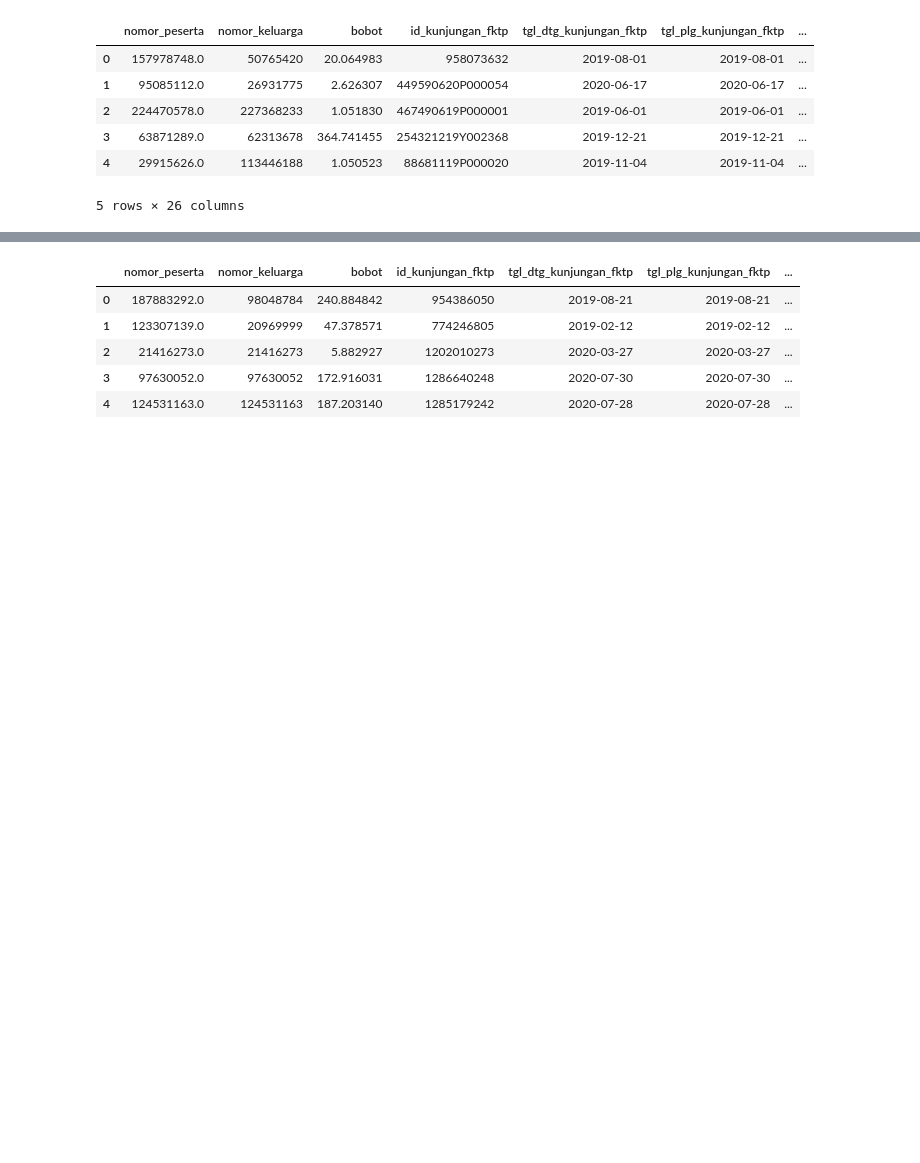
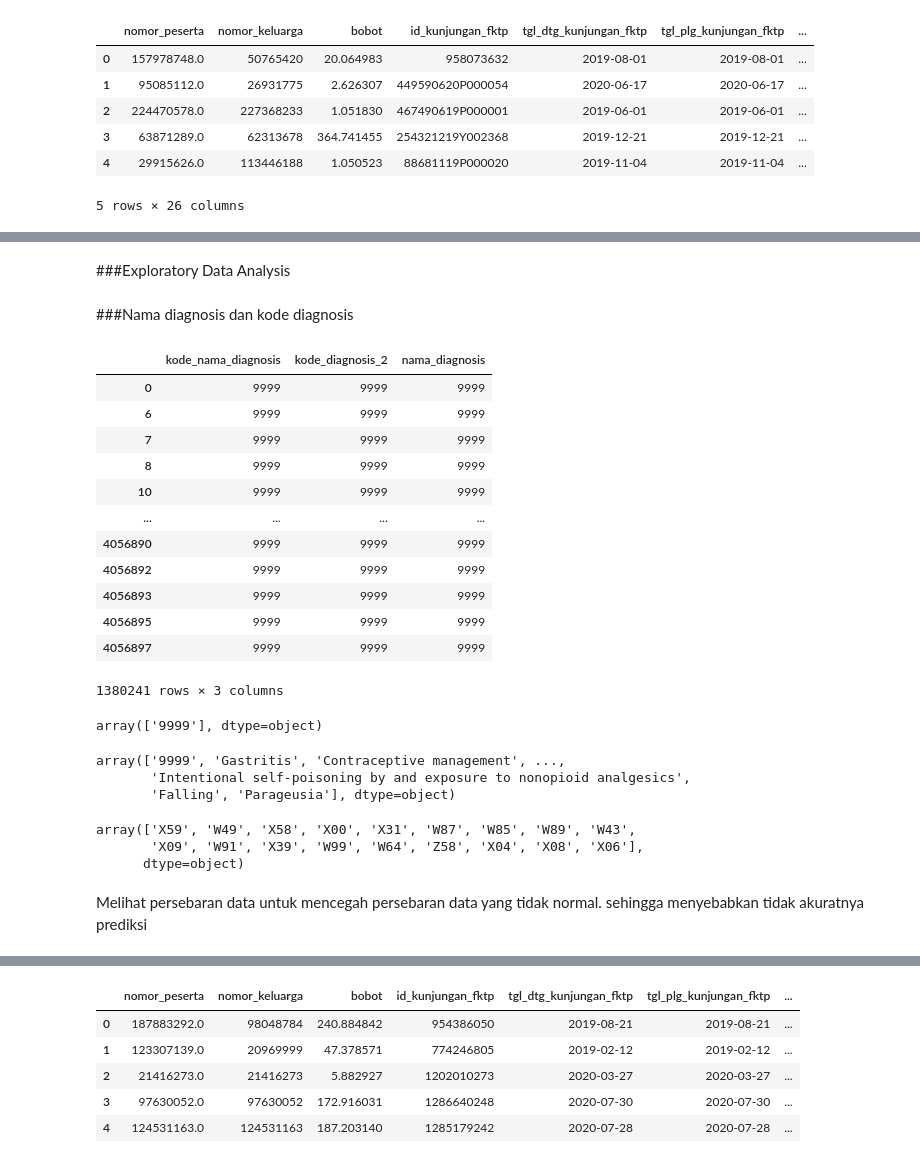
Before and after one commit to rahmafatin/sd-bdc, a Jupyter notebook: model.ipynb, the cells around one changed output, grey strips where cells are left out. Saved outputs shown, nothing was run; the diff lists cells and outputs as text; code cells hidden in the pictures; blank space fills up the shorter version.

Commit message:
Exploratory Data Analysis

```diff
--- a/model.ipynb
+++ b/model.ipynb
@@ -63,0 +111,24 @@ df_train.head()
+# %% [markdown]
+###Exploratory Data Analysis
+# %% [markdown]
+###Nama diagnosis dan kode diagnosis
+# %%
+df_train[df_train['kode_diagnosis'].isna() == True][['kode_nama_diagnosis', 'kode_diagnosis_2', 'nama_diagnosis']]
+# %% [output]
+|  | kode_nama_diagnosis | kode_diagnosis_2 | nama_diagnosis |
+| 0 | 9999 | 9999 | 9999 |
+| 6 | 9999 | 9999 | 9999 |
+| 7 | 9999 | 9999 | 9999 |
+| 8 | 9999 | 9999 | 9999 |
+| 10 | 9999 | 9999 | 9999 |
+| ... | ... | ... | ... |
+| 4056890 | 9999 | 9999 | 9999 |
+| 4056892 | 9999 | 9999 | 9999 |
+| 4056893 | 9999 | 9999 | 9999 |
+| 4056895 | 9999 | 9999 | 9999 |
+| 4056897 | 9999 | 9999 | 9999 |
+1380241 rows × 3 columns
+# %%
+df_train[df_train['kode_diagnosis'].isna() == True]['kode_diagnosis_2'].unique()
+# %% [output]
+array(['9999'], dtype=object)
@@ -63,0 +137,14 @@ df_train.head()
+# %%
+kode_nama['nama_diagnosis'].str.split(',').str.get(0).unique()
+# %% [output]
+array(['9999', 'Gastritis', 'Contraceptive management', ...,
+       'Intentional self-poisoning by and exposure to nonopioid analgesics',
+       'Falling', 'Parageusia'], dtype=object)
+# %%
+kode_nama[kode_nama['nama_diagnosis'].str.contains('Exposure')]['kode_diagnosis'].unique()
+# %% [output]
+array(['X59', 'W49', 'X58', 'X00', 'X31', 'W87', 'W85', 'W89', 'W43',
+       'X09', 'W91', 'X39', 'W99', 'W64', 'Z58', 'X04', 'X08', 'X06'],
+      dtype=object)
+# %% [markdown]
+Melihat persebaran data untuk mencegah persebaran data yang tidak normal. sehingga menyebabkan tidak akuratnya prediksi
```
Also changed, not shown: parts of 18 cells of this notebook.
